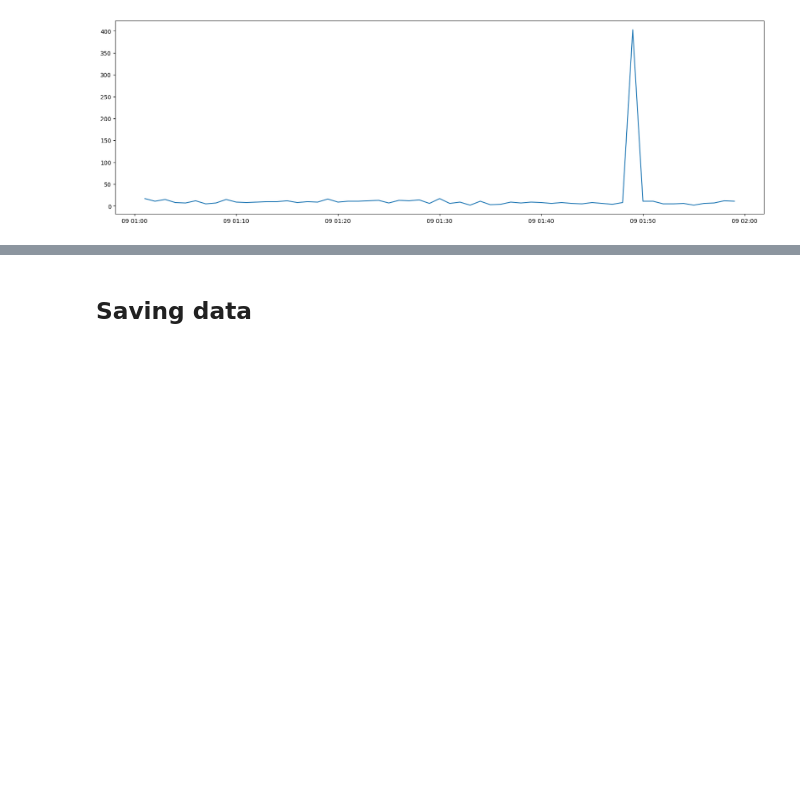
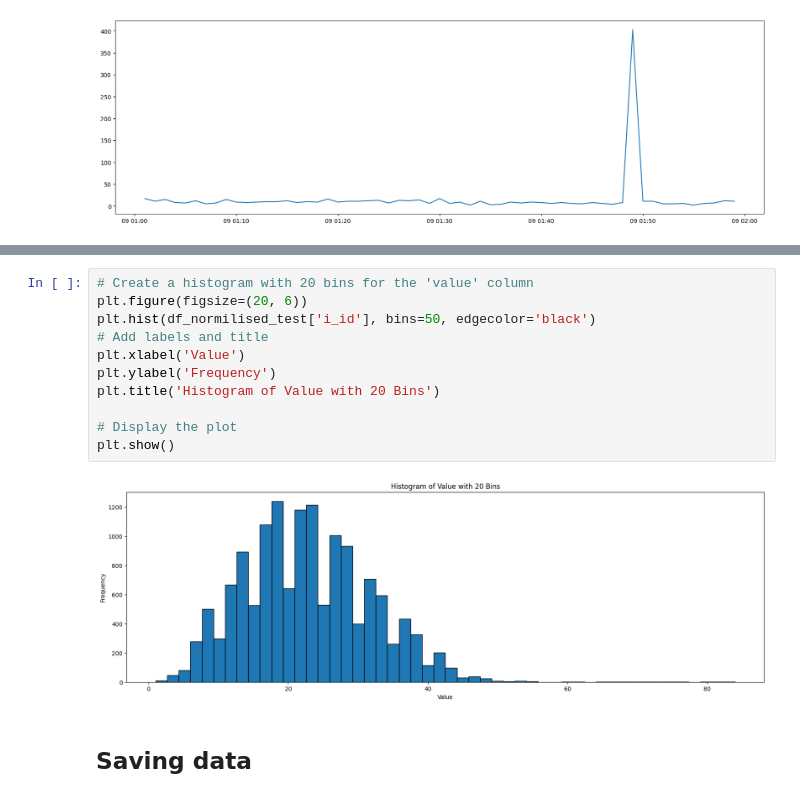
Before and after one commit to AndreyLebedinskiy/CourseProjectYear3, a Jupyter notebook: DataPrep.ipynb, the cells around one changed output, grey strips where cells are left out. Cells and saved outputs as stored; diff of their text form; blank space fills up the shorter version.

```diff
--- a/DataPrep.ipynb
+++ b/DataPrep.ipynb
@@ -170,3 +188,16 @@ plt.show()
+# %%
+# Create a histogram with 20 bins for the 'value' column
+plt.figure(figsize=(20, 6))
+plt.hist(df_normilised_test['i_id'], bins=50, edgecolor='black')
+# Add labels and title
+plt.xlabel('Value')
+plt.ylabel('Frequency')
+plt.title('Histogram of Value with 20 Bins')
+
+# Display the plot
+plt.show()
+# %% [output]
+[figure, added]
 # %% [markdown]
 ## Saving data
 # %%
```
Also changed, not shown: parts of 3 cells of this notebook, 1 other file.
